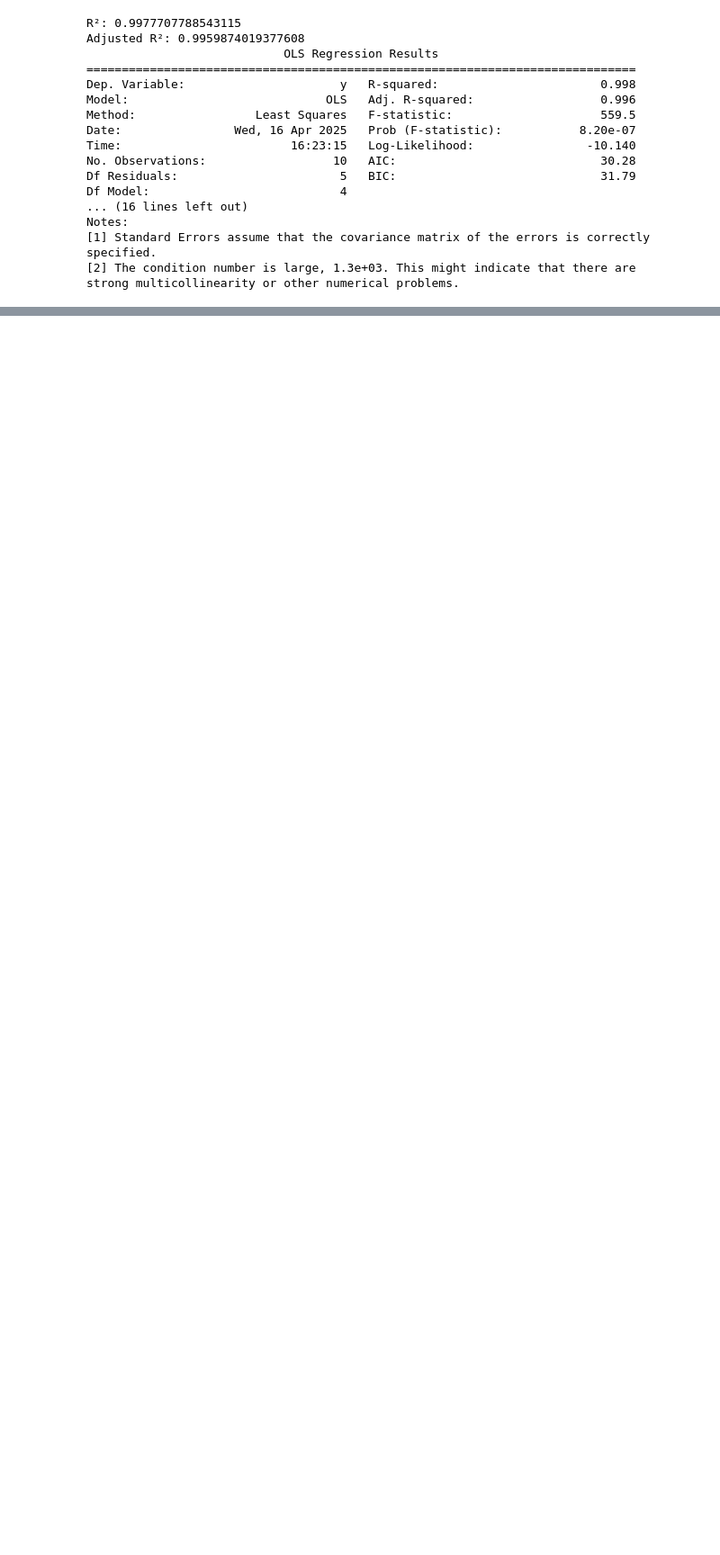
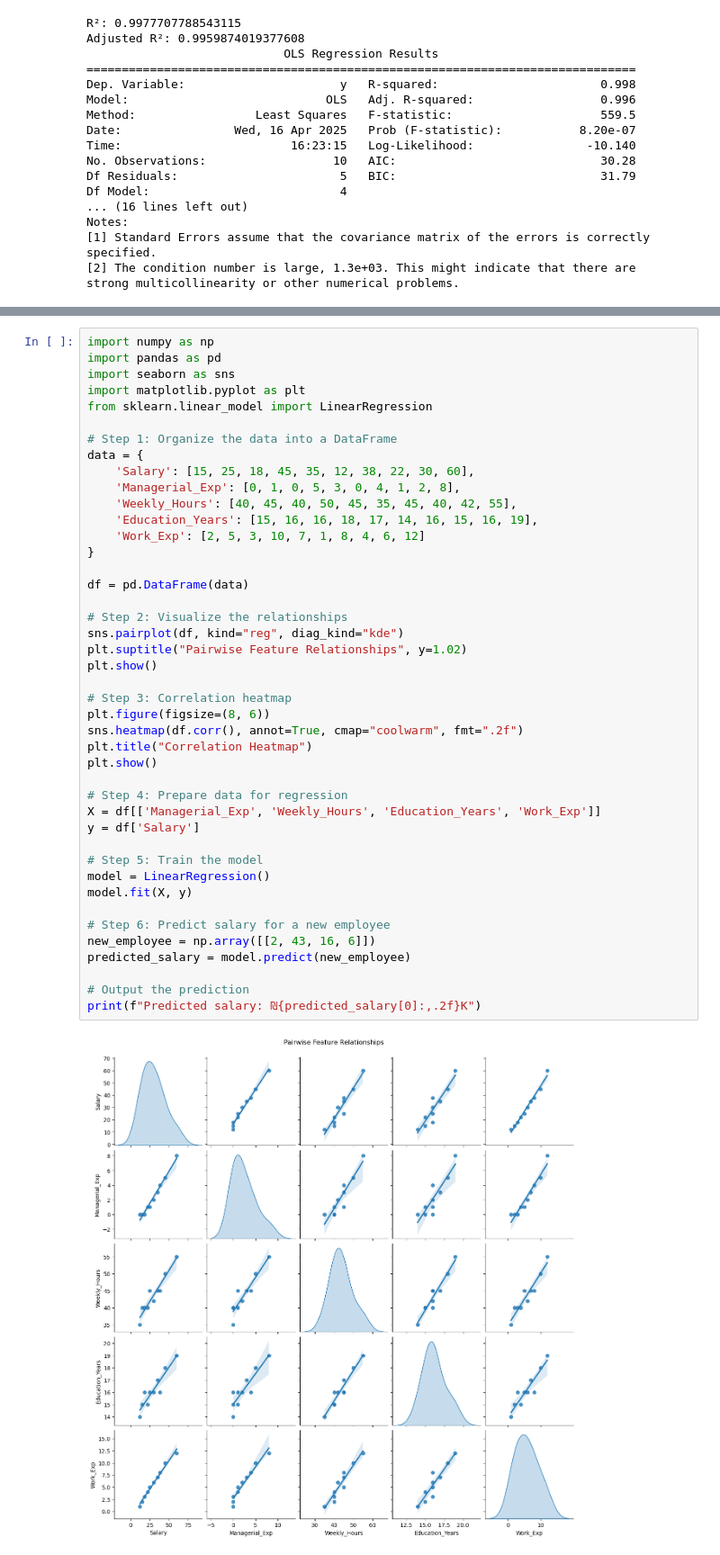
Before and after one commit to gibranacademy7/HW_7.4.2025_linear_regression_gradient_descent, a Jupyter notebook: HW_7.4.2025_Linear_regression.ipynb, the cells around one changed output, grey strips where cells are left out. Shown: that part at 90% size. Saved outputs shown, nothing was run; the diff lists cells and outputs as text; blank space fills up the shorter version.

```diff
--- a/HW_7.4.2025_Linear_regression.ipynb
+++ b/HW_7.4.2025_Linear_regression.ipynb
@@ -405,0 +453,45 @@ strong multicollinearity or other numerical problems.
+# %%
+import numpy as np
+import pandas as pd
+import seaborn as sns
+import matplotlib.pyplot as plt
+from sklearn.linear_model import LinearRegression
+
+# Step 1: Organize the data into a DataFrame
+data = {
+    'Salary': [15, 25, 18, 45, 35, 12, 38, 22, 30, 60],
+    'Managerial_Exp': [0, 1, 0, 5, 3, 0, 4, 1, 2, 8],
+    'Weekly_Hours': [40, 45, 40, 50, 45, 35, 45, 40, 42, 55],
+    'Education_Years': [15, 16, 16, 18, 17, 14, 16, 15, 16, 19],
+    'Work_Exp': [2, 5, 3, 10, 7, 1, 8, 4, 6, 12]
+}
+
+df = pd.DataFrame(data)
+
+# Step 2: Visualize the relationships
+sns.pairplot(df, kind="reg", diag_kind="kde")
+plt.suptitle("Pairwise Feature Relationships", y=1.02)
+plt.show()
+
+# Step 3: Correlation heatmap
+plt.figure(figsize=(8, 6))
+sns.heatmap(df.corr(), annot=True, cmap="coolwarm", fmt=".2f")
+plt.title("Correlation Heatmap")
+plt.show()
+
+# Step 4: Prepare data for regression
+X = df[['Managerial_Exp', 'Weekly_Hours', 'Education_Years', 'Work_Exp']]
+y = df['Salary']
+
+# Step 5: Train the model
+model = LinearRegression()
+model.fit(X, y)
+
+# Step 6: Predict salary for a new employee
+new_employee = np.array([[2, 43, 16, 6]])
+predicted_salary = model.predict(new_employee)
+
+# Output the prediction
+print(f"Predicted salary: ₪{predicted_salary[0]:,.2f}K")
+# %% [output]
+[figure, added]
```
Also changed, not shown: parts of 3 cells of this notebook.
